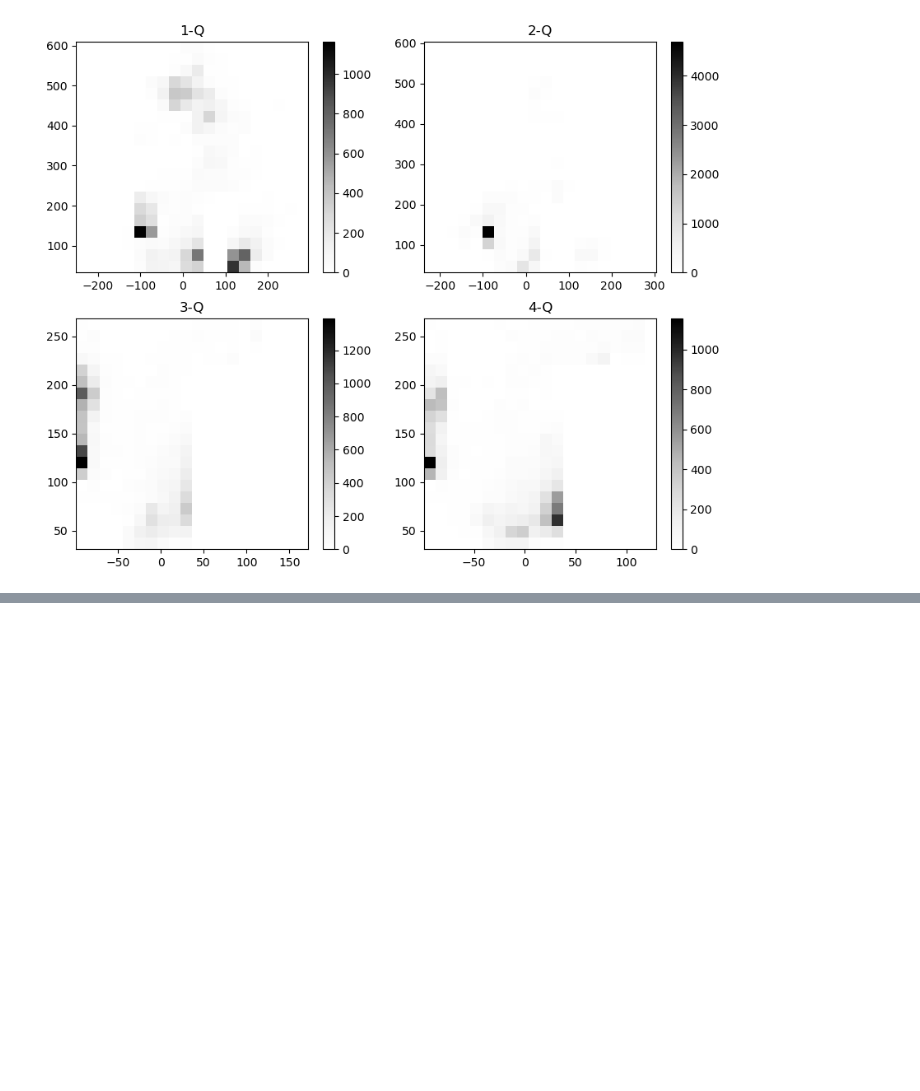
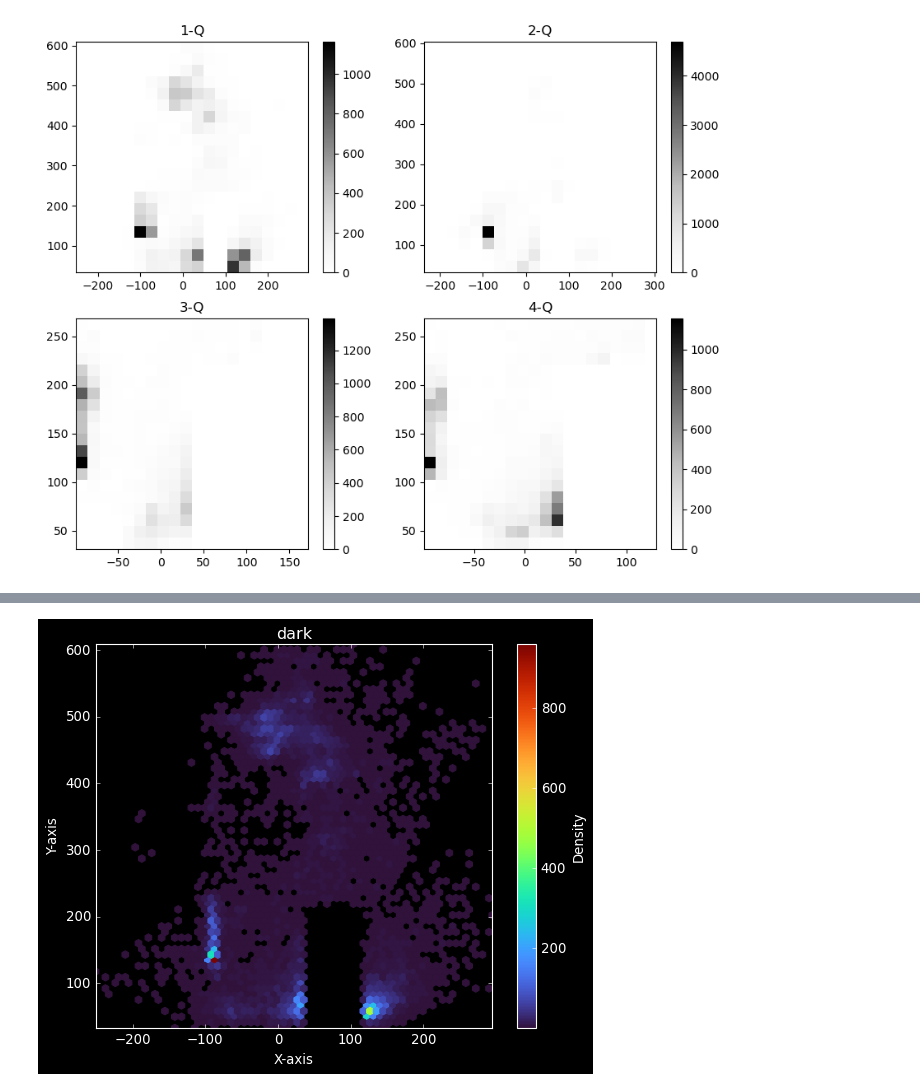
Before and after one commit to il-kwang/my_all, a Jupyter notebook: csv1_.ipynb, the cells around one changed output, grey strips where cells are left out. Saved outputs shown, nothing was run; the diff lists cells and outputs as text; code cells hidden in the pictures; blank space fills up the shorter version.

```diff
--- a/csv1_.ipynb
+++ b/csv1_.ipynb
@@ -95,0 +110,19 @@ plt.show()
+# %%
+# 배경색을 어둡게 설정 (가독성 개선)
+plt.style.use('dark_background')
+
+# Hexbin Plot
+plt.figure(figsize=(8, 6))
+hb = plt.hexbin(x5, y5, gridsize=60, cmap='turbo', mincnt=1)  # gridsize 키우기, 대비 강한 컬러맵 사용
+
+# 컬러바 추가
+plt.colorbar(hb, label='Density')
+
+# 그래프 설정
+plt.title('dark')
+plt.xlabel('X-axis')
+plt.ylabel('Y-axis')
+
+plt.show()
+# %% [output]
+[figure, added]
```
Also changed, not shown: parts of 4 cells of this notebook.
